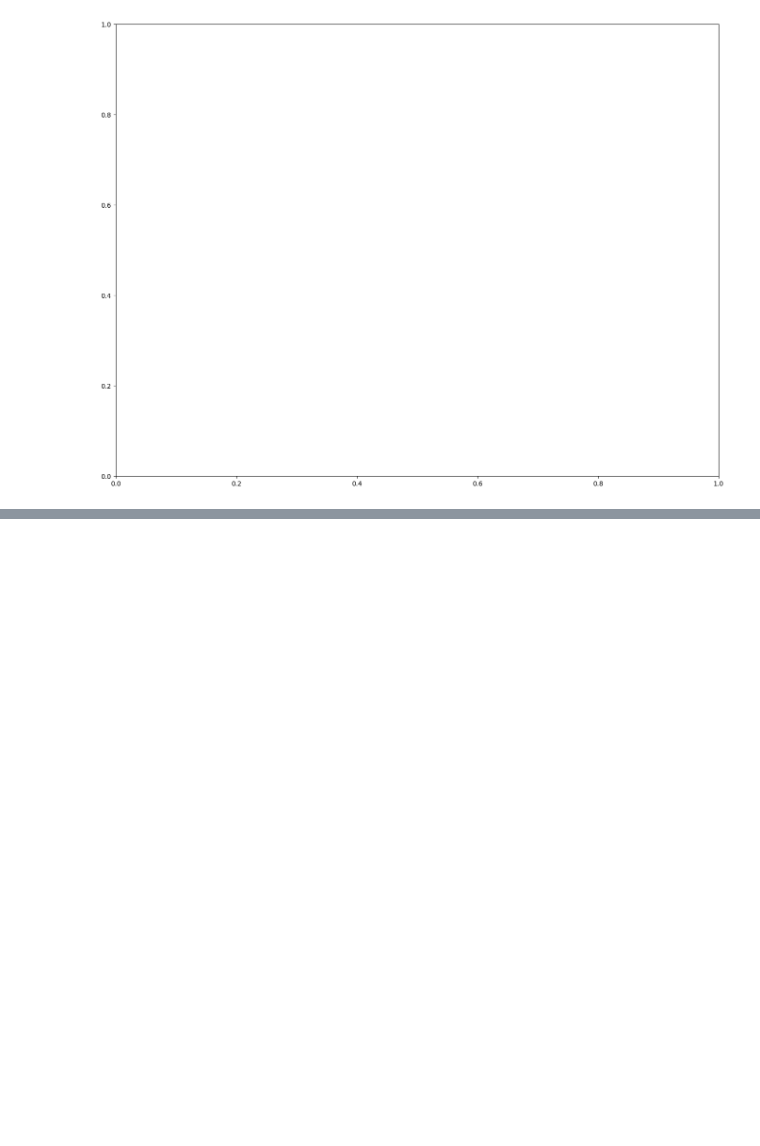
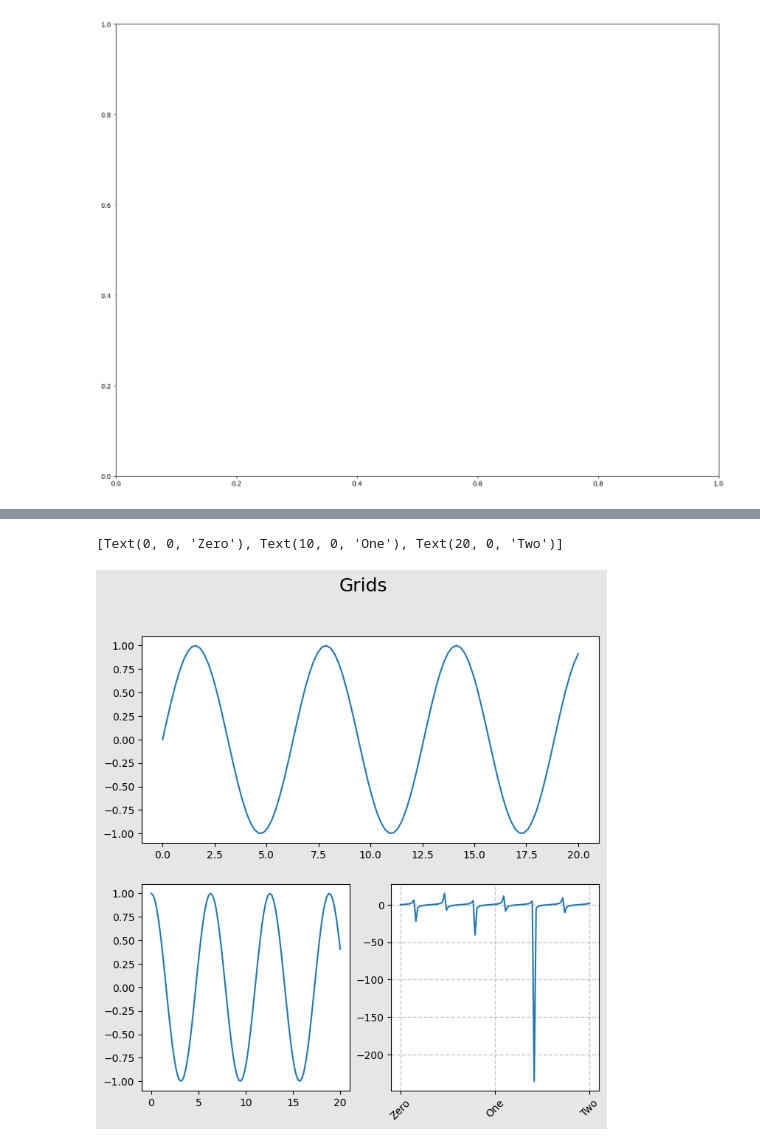
Before and after one commit to mtk1793/Data-Visualization---Course, a Jupyter notebook: Figuresand Axes.ipynb, the cells around one changed output, grey strips where cells are left out. Cells and saved outputs as stored; diff of their text form; code cells hidden in the pictures; blank space fills up the shorter version.

```diff
--- a/Figuresand Axes.ipynb
+++ b/Figuresand Axes.ipynb
@@ -32,0 +99,33 @@ fig, ax = plt.subplots()
+# %%
+# Doing grid specs
+import matplotlib.gridspec as gridspec
+
+fig = plt.figure(figsize=(8, 8), dpi=100)
+gs = gridspec.GridSpec(2, 2)
+
+ax1 = fig.add_subplot(gs[0, :])  # Top row, span all columns
+ax2 = fig.add_subplot(gs[1, 0])  # Bottome left
+ax3 = fig.add_subplot(gs[1, 1])  # Bottom right
+
+x = np.linspace(0, 20, 100)
+
+ax1.plot(x, np.sin(x))
+ax2.plot(x, np.cos(x))
+ax3.plot(x, np.tan(x))
+
+# Set the facecolor of the figure
+
+fig.patch.set_facecolor("#E6E6E6")
+
+fig.suptitle("Grids", fontsize=18)
+
+# Change the setting for the linestyle in grids
+
+ax3.grid(linestyle="--", alpha=0.7, linewidth=1)
+
+# Set x ticks based on costum number
+ax3.set_xticks([0, 10, 20])
+ax3.set_xticklabels(["Zero", "One", "Two"], rotation=45)
+# %% [output]
+[Text(0, 0, 'Zero'), Text(10, 0, 'One'), Text(20, 0, 'Two')]
+[figure, added]
```
Also changed, not shown: parts of 8 cells of this notebook.
